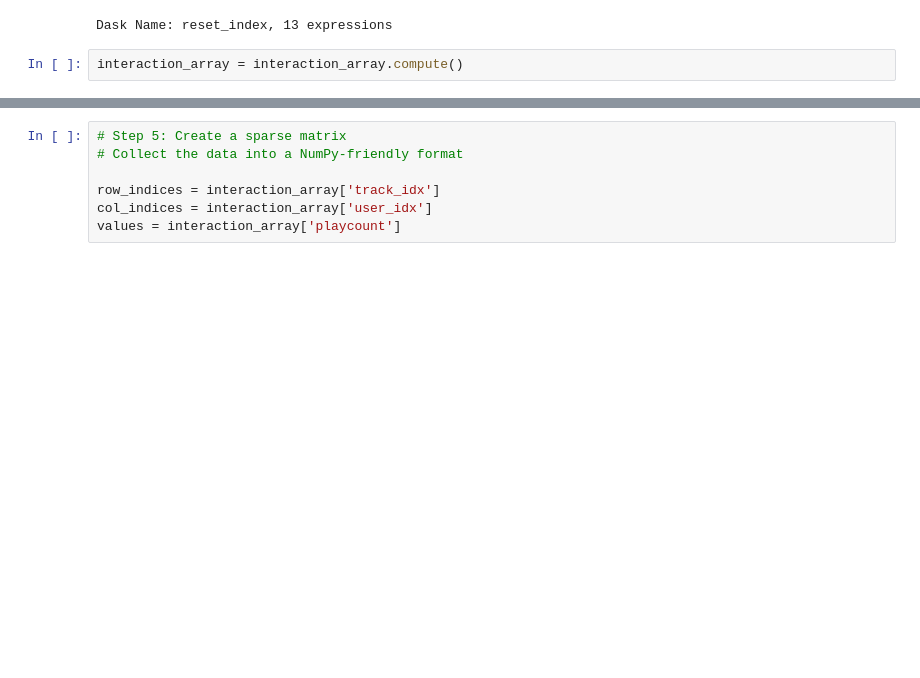
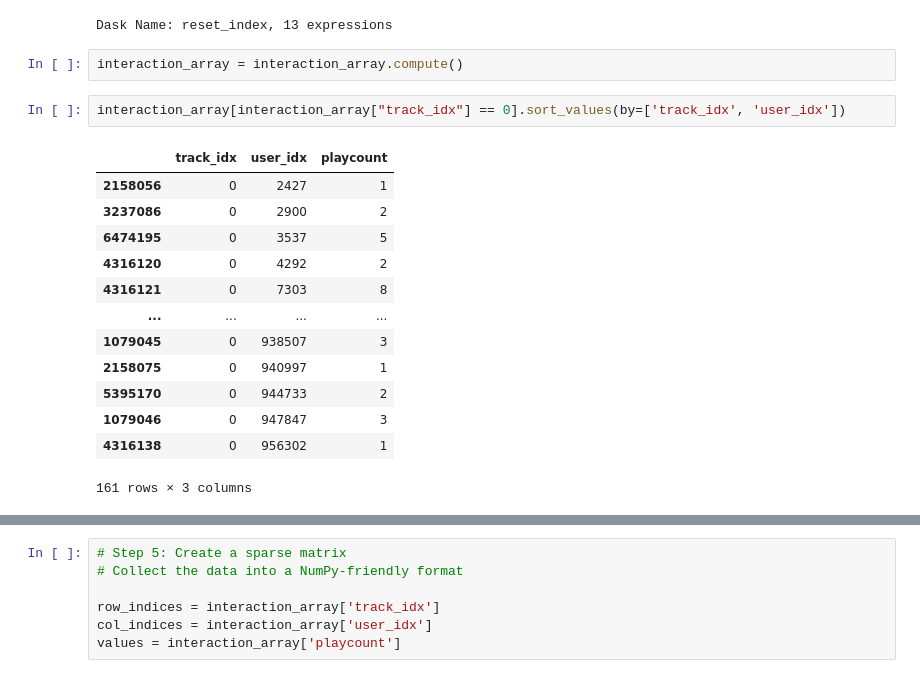
Before and after one commit to param-unik/spotify-recommender-system, a Jupyter notebook: notebooks/Spotify_Collaborative_Filtering.ipynb, the cells around one changed output, grey strips where cells are left out. Cells and saved outputs as stored; diff of their text form; blank space fills up the shorter version.

```diff
--- a/notebooks/Spotify_Collaborative_Filtering.ipynb
+++ b/notebooks/Spotify_Collaborative_Filtering.ipynb
@@ -180,6 +260,22 @@ Dask DataFrame Structure:
 Dask Name: reset_index, 13 expressions
 # %%
 interaction_array = interaction_array.compute()
+# %%
+interaction_array[interaction_array["track_idx"] == 0].sort_values(by=['track_idx', 'user_idx'])
+# %% [output]
+|  | track_idx | user_idx | playcount |
+| 2158056 | 0 | 2427 | 1 |
+| 3237086 | 0 | 2900 | 2 |
+| 6474195 | 0 | 3537 | 5 |
+| 4316120 | 0 | 4292 | 2 |
+| 4316121 | 0 | 7303 | 8 |
+| ... | ... | ... | ... |
+| 1079045 | 0 | 938507 | 3 |
+| 2158075 | 0 | 940997 | 1 |
+| 5395170 | 0 | 944733 | 2 |
+| 1079046 | 0 | 947847 | 3 |
+| 4316138 | 0 | 956302 | 1 |
+161 rows × 3 columns
 # %%
 interaction_array
 # %% [output]
```
Also changed, not shown: parts of 31 cells of this notebook, 5 other files.
